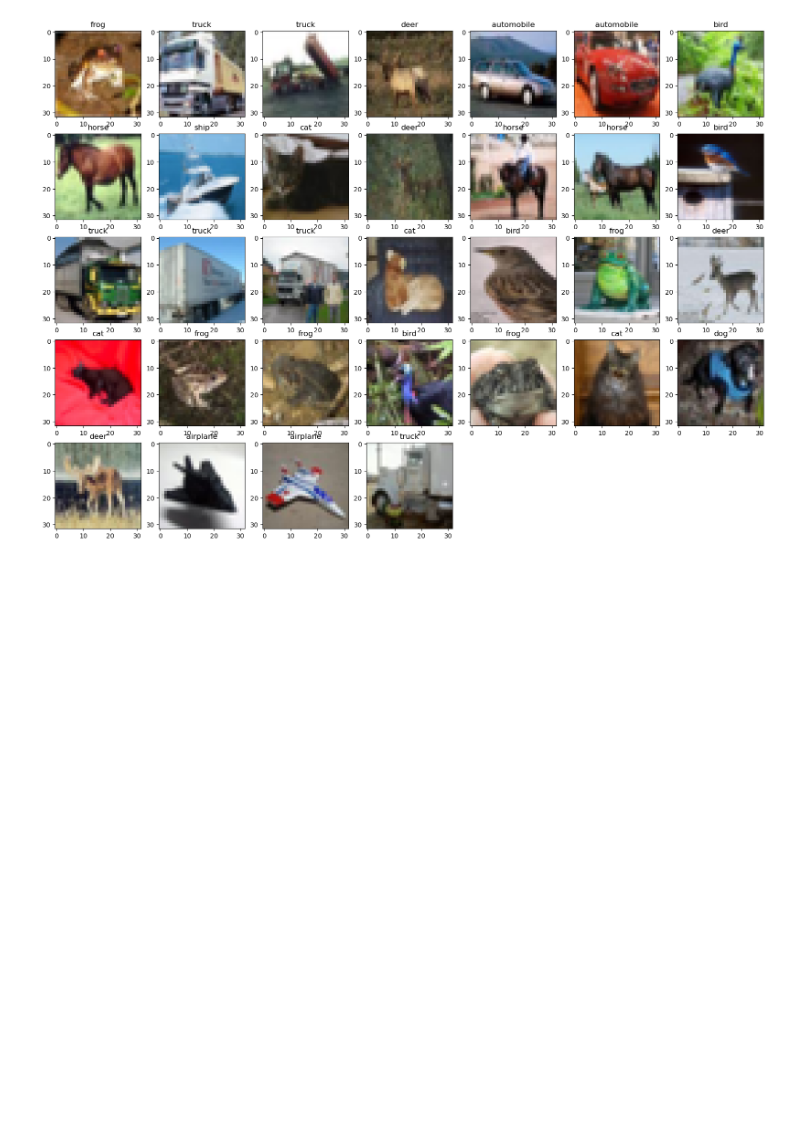
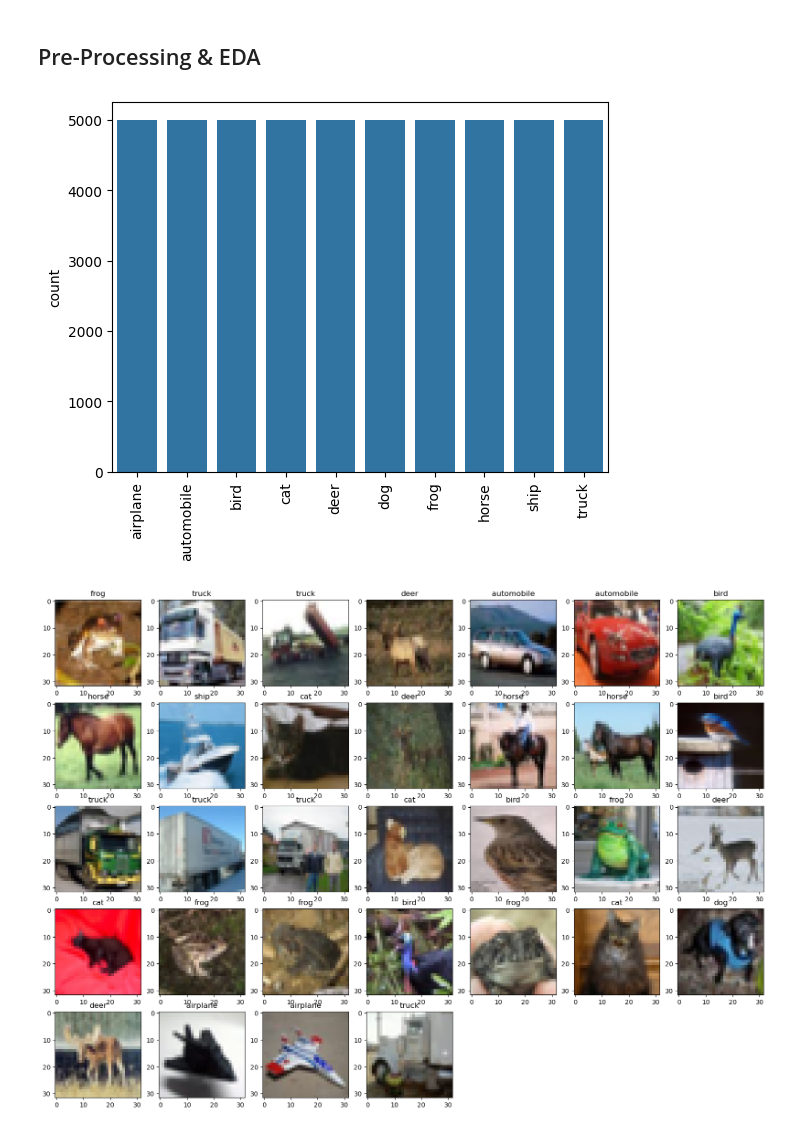
Before and after one commit to jeffpatel71/DELE_CA2, a Jupyter notebook: DCGAN.ipynb, the cells around one changed output. Drawn from its saved outputs; the diff is of its cells as text; code cells hidden in the pictures; blank space fills up the shorter version.

```diff
--- a/DCGAN.ipynb
+++ b/DCGAN.ipynb
@@ -21,6 +21,8 @@ import tensorflow as tf
 gpus = tf.config.experimental.list_physical_devices('GPU')
 for gpu in gpus:
   tf.config.experimental.set_memory_growth(gpu, True)
+# %% [markdown]
+## Pre-Processing & EDA
 # %%
 # load CIFAR10 dataset
 (X_train, y_labels), (_, _) = load_data()
@@ -38,6 +40,16 @@ dataset = load_real_normalized_samples(X_train)
 # %%
 # Labels in order
 labels = [ "airplane", "automobile", "bird", "cat", "deer", "dog", "frog", "horse", "ship", "truck" ]
+# %%
+import pandas as pd
+import seaborn as sns
+df_eda = pd.DataFrame(y_labels, columns=['label'])
+df_eda.value_counts()
+plt.xticks(rotation=90)
+sns.barplot(x=labels, y = df_eda.value_counts())
+plt.show()
+# %% [output]
+[figure, added]
 # %%
 # Show un-normalized images
 fig = plt.figure(0)
```
Also changed, not shown: parts of 7 cells of this notebook, 2 other files.
